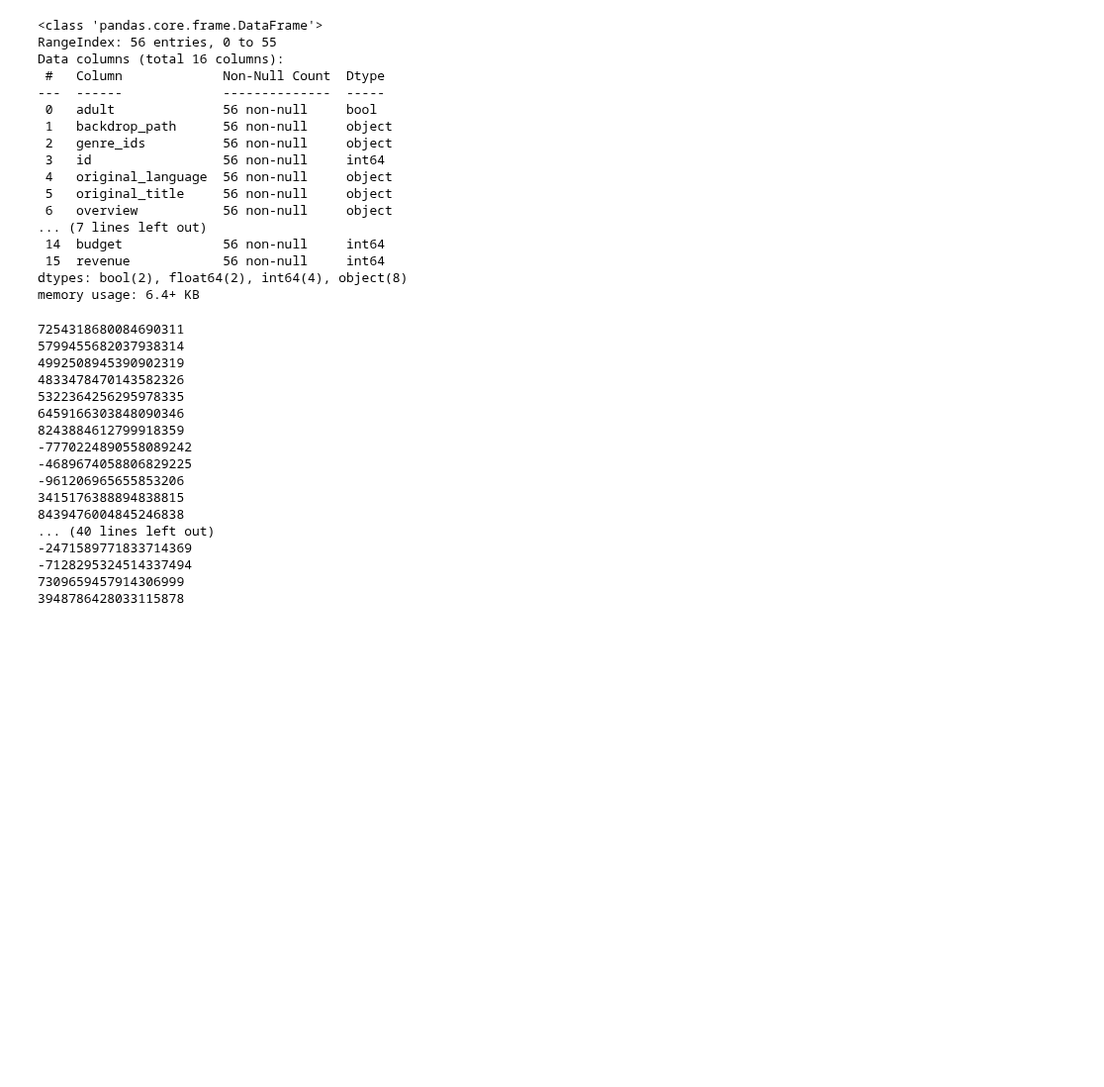
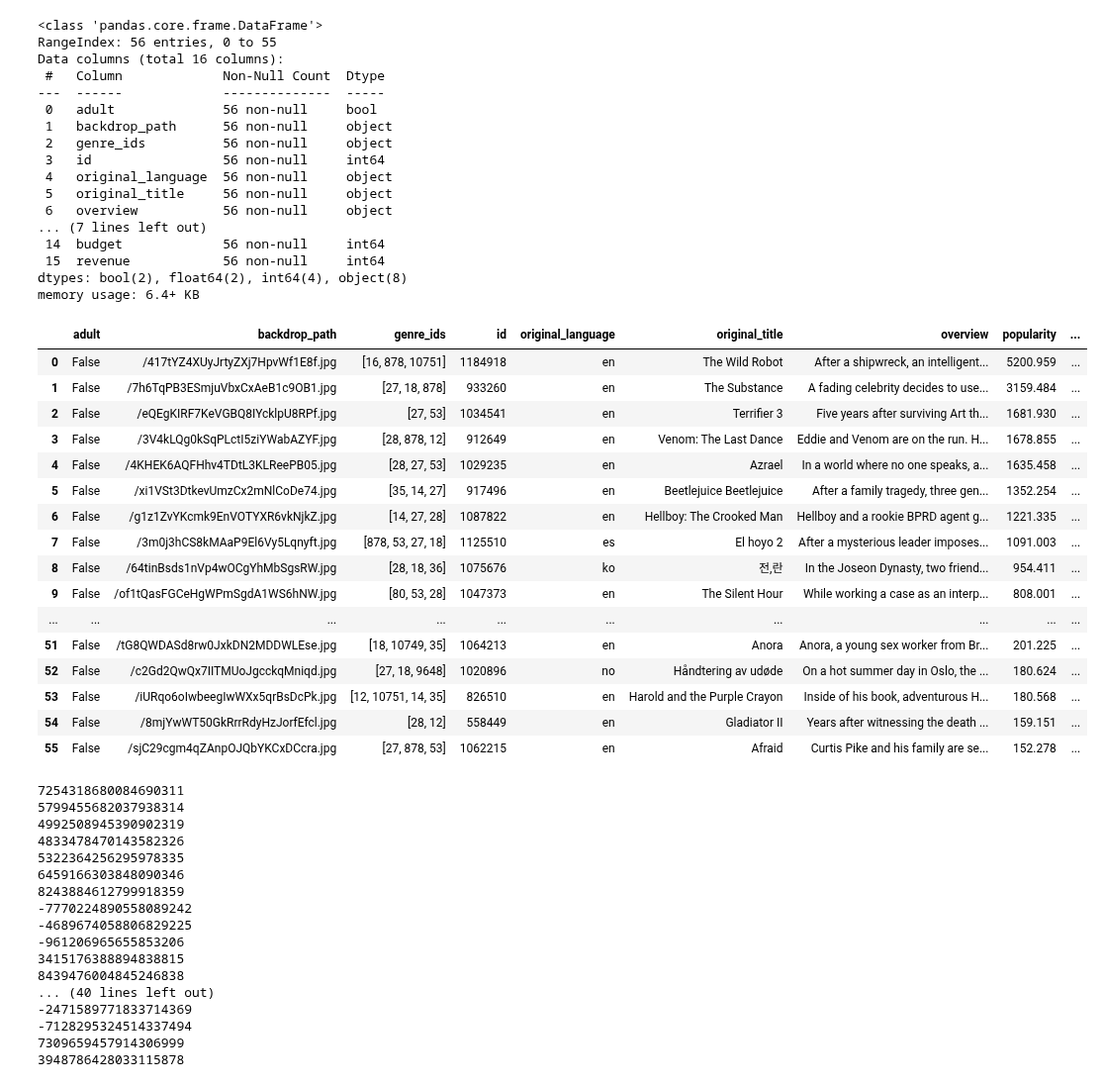
Before and after one commit to Google-Stein/CCIC-Artificial-Intelligence, a Jupyter notebook: Semester 1/Movies/Movie Concat and API usage.ipynb, the cells around one changed output. Shown at 99% size. Cells and saved outputs as stored; diff of their text form; code cells hidden in the pictures; blank space fills up the shorter version.

```diff
--- a/Semester 1/Movies/Movie Concat and API usage.ipynb
+++ b/Semester 1/Movies/Movie Concat and API usage.ipynb
@@ -196,6 +196,26 @@ Data columns (total 16 columns):
  15  revenue            56 non-null     int64
 dtypes: bool(2), float64(2), int64(4), object(8)
 memory usage: 6.4+ KB
+# %%
+display(fullConDf)
+# %% [output]
+|  | adult | backdrop_path | genre_ids | id | original_language | original_title | overview | popularity | ... |
+| 0 | False | /417tYZ4XUyJrtyZXj7HpvWf1E8f.jpg | [16, 878, 10751] | 1184918 | en | The Wild Robot | After a shipwreck, an intelligent... | 5200.959 | ... |
+| 1 | False | /7h6TqPB3ESmjuVbxCxAeB1c9OB1.jpg | [27, 18, 878] | 933260 | en | The Substance | A fading celebrity decides to use... | 3159.484 | ... |
+| 2 | False | /eQEgKIRF7KeVGBQ8IYcklpU8RPf.jpg | [27, 53] | 1034541 | en | Terrifier 3 | Five years after surviving Art th... | 1681.930 | ... |
+| 3 | False | /3V4kLQg0kSqPLctI5ziYWabAZYF.jpg | [28, 878, 12] | 912649 | en | Venom: The Last Dance | Eddie and Venom are on the run. H... | 1678.855 | ... |
+| 4 | False | /4KHEK6AQFHhv4TDtL3KLReePB05.jpg | [28, 27, 53] | 1029235 | en | Azrael | In a world where no one speaks, a... | 1635.458 | ... |
+| 5 | False | /xi1VSt3DtkevUmzCx2mNlCoDe74.jpg | [35, 14, 27] | 917496 | en | Beetlejuice Beetlejuice | After a family tragedy, three gen... | 1352.254 | ... |
+| 6 | False | /g1z1ZvYKcmk9EnVOTYXR6vkNjkZ.jpg | [14, 27, 28] | 1087822 | en | Hellboy: The Crooked Man | Hellboy and a rookie BPRD agent g... | 1221.335 | ... |
+| 7 | False | /3m0j3hCS8kMAaP9El6Vy5Lqnyft.jpg | [878, 53, 27, 18] | 1125510 | es | El hoyo 2 | After a mysterious leader imposes... | 1091.003 | ... |
+| 8 | False | /64tinBsds1nVp4wOCgYhMbSgsRW.jpg | [28, 18, 36] | 1075676 | ko | 전,란 | In the Joseon Dynasty, two friend... | 954.411 | ... |
+| 9 | False | /of1tQasFGCeHgWPmSgdA1WS6hNW.jpg | [80, 53, 28] | 1047373 | en | The Silent Hour | While working a case as an interp... | 808.001 | ... |
+| ... | ... | ... | ... | ... | ... | ... | ... | ... | ... |
+| 51 | False | /tG8QWDASd8rw0JxkDN2MDDWLEse.jpg | [18, 10749, 35] | 1064213 | en | Anora | Anora, a young sex worker from Br... | 201.225 | ... |
+| 52 | False | /c2Gd2QwQx7IITMUoJgcckqMniqd.jpg | [27, 18, 9648] | 1020896 | no | Håndtering av udøde | On a hot summer day in Oslo, the ... | 180.624 | ... |
+| 53 | False | /iURqo6oIwbeegIwWXx5qrBsDcPk.jpg | [12, 10751, 14, 35] | 826510 | en | Harold and the Purple Crayon | Inside of his book, adventurous H... | 180.568 | ... |
+| 54 | False | /8mjYwWT50GkRrrRdyHzJorfEfcl.jpg | [28, 12] | 558449 | en | Gladiator II | Years after witnessing the death ... | 159.151 | ... |
+| 55 | False | /sjC29cgm4qZAnpOJQbYKCxDCcra.jpg | [27, 878, 53] | 1062215 | en | Afraid | Curtis Pike and his family are se... | 152.278 | ... |
 # %%
 import numpy as np
 revenue_sqrt = np.sqrt(fullConDf["revenue"])
```
Also changed, not shown: 3 other files.
